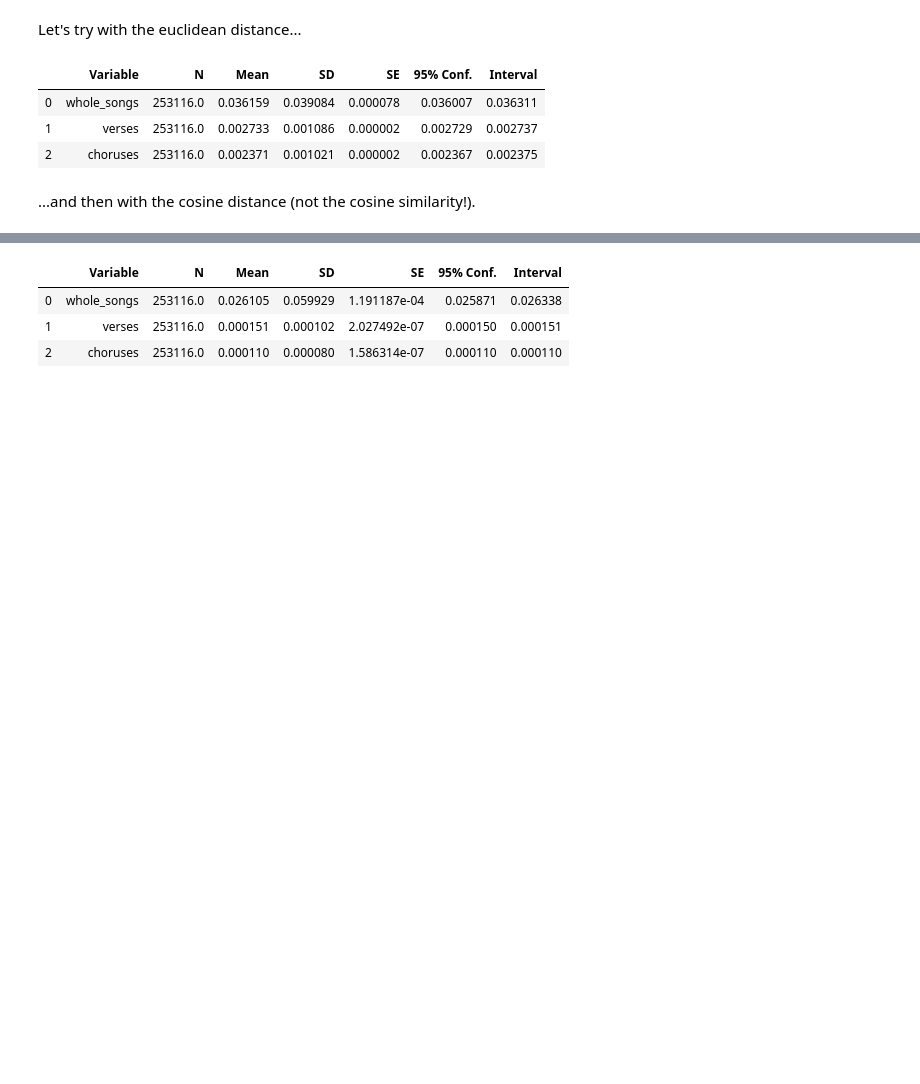
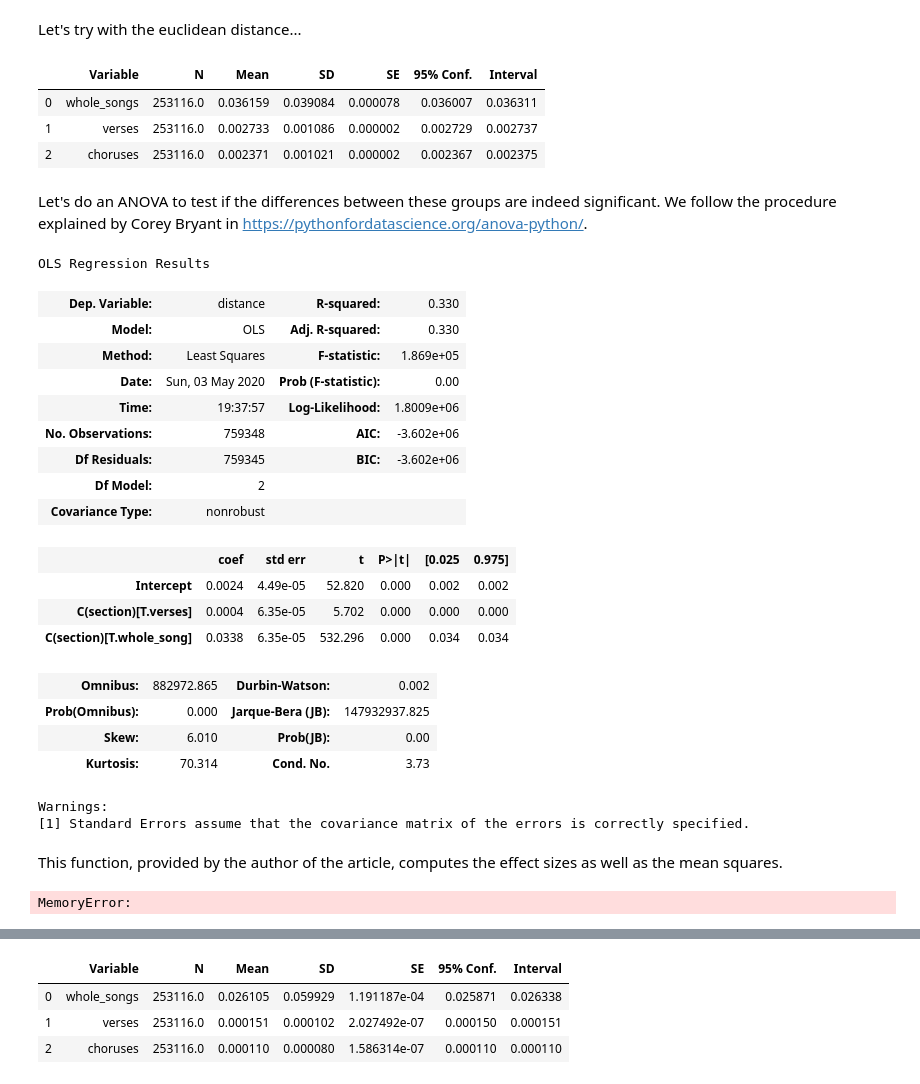
Before and after one commit to GiacomoAlliata/DigitalMusicologyProject, a Jupyter notebook: data_preprocessing.ipynb, the cells around one changed output, grey strips where cells are left out. Cells and saved outputs as stored; diff of their text form; code cells hidden in the pictures; blank space fills up the shorter version.

Commit message:
Add ANOVA test on pairwise euclidean distances

```diff
--- a/data_preprocessing.ipynb
+++ b/data_preprocessing.ipynb
@@ -1276,5 +1276,9 @@ rp.summary_cont(pairwise_distances_df_euclidean)
 | 0 | whole_songs | 253116.0 | 0.036159 | 0.039084 | 0.000078 | 0.036007 | 0.036311 |
 | 1 | verses | 253116.0 | 0.002733 | 0.001086 | 0.000002 | 0.002729 | 0.002737 |
 | 2 | choruses | 253116.0 | 0.002371 | 0.001021 | 0.000002 | 0.002367 | 0.002375 |
-# %% [markdown]
-...and then with the cosine distance (not the cosine similarity!).
+# %%
+test = pd.DataFrame({'distance':pairwise_distances_df_euclidean['whole_songs'], 'section':'whole_song'})
+test = test.append(pd.DataFrame({'distance':pairwise_distances_df_euclidean['verses'], 'section':'verses'}))
+test = test.append(pd.DataFrame({'distance':pairwise_distances_df_euclidean['choruses'], 'section':'choruses'}))
+# %% [markdown]
+Let's do an ANOVA to test if the differences between these groups are indeed significant. We follow the procedure explained by Corey Bryant in https://pythonfordatascience.org/anova-python/.
@@ -1280,0 +1287,43 @@ rp.summary_cont(pairwise_distances_df_euclidean)
+# %%
+results = ols('distance ~ C(section)', data = test).fit()
+# %%
+results.summary()
+# %% [output]
+OLS Regression Results
+| Dep. Variable: | distance | R-squared: | 0.330 |
+| Model: | OLS | Adj. R-squared: | 0.330 |
+| Method: | Least Squares | F-statistic: | 1.869e+05 |
+| Date: | Sun, 03 May 2020 | Prob (F-statistic): | 0.00 |
+| Time: | 19:37:57 | Log-Likelihood: | 1.8009e+06 |
+| No. Observations: | 759348 | AIC: | -3.602e+06 |
+| Df Residuals: | 759345 | BIC: | -3.602e+06 |
+| Df Model: | 2 |  |  |
+| Covariance Type: | nonrobust |  |  |
+|  | coef | std err | t | P>|t| | [0.025 | 0.975] |
+| Intercept | 0.0024 | 4.49e-05 | 52.820 | 0.000 | 0.002 | 0.002 |
+| C(section)[T.verses] | 0.0004 | 6.35e-05 | 5.702 | 0.000 | 0.000 | 0.000 |
+| C(section)[T.whole_song] | 0.0338 | 6.35e-05 | 532.296 | 0.000 | 0.034 | 0.034 |
+| Omnibus: | 882972.865 | Durbin-Watson: | 0.002 |
+| Prob(Omnibus): | 0.000 | Jarque-Bera (JB): | 147932937.825 |
+| Skew: | 6.010 | Prob(JB): | 0.00 |
+| Kurtosis: | 70.314 | Cond. No. | 3.73 |
+Warnings:
+[1] Standard Errors assume that the covariance matrix of the errors is correctly specified.
+# %% [markdown]
+This function, provided by the author of the article, computes the effect sizes as well as the mean squares.
+# %%
+def anova_table(aov):
+    aov['mean_sq'] = aov[:]['sum_sq']/aov[:]['df']
+
+    aov['eta_sq'] = aov[:-1]['sum_sq']/sum(aov['sum_sq'])
+
+    aov['omega_sq'] = (aov[:-1]['sum_sq']-(aov[:-1]['df']*aov['mean_sq'][-1]))/(sum(aov['sum_sq'])+aov['mean_sq'][-1])
+
+    cols = ['sum_sq', 'df', 'mean_sq', 'F', 'PR(>F)', 'eta_sq', 'omega_sq']
+    aov = aov[cols]
+    return aov
+
+aov_table = sm.stats.anova_lm(results, typ=2, robust = 'hc3')
+anova_table(aov_table)
+# %% [output]
+MemoryError:
```
Also changed, not shown: parts of 2 cells of this notebook.
